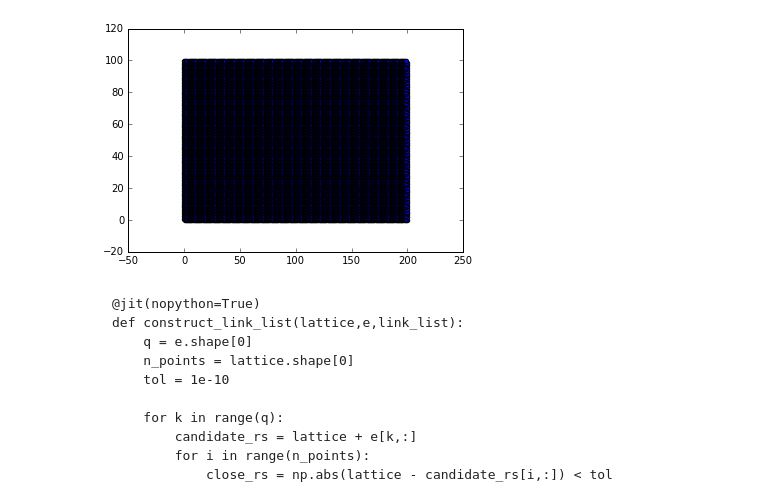
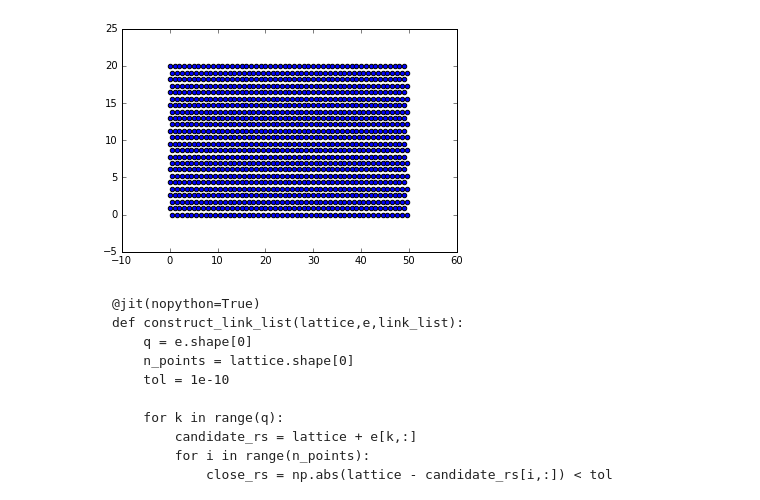
Before and after one commit to szwetsloot/comp-phys-lb, a Jupyter notebook: LBJesse.ipynb, the cells around one changed output. Drawn from its saved outputs; the diff is of its cells as text; code cells hidden in the pictures.

```diff
--- a/LBJesse.ipynb
+++ b/LBJesse.ipynb
@@ -43,7 +45,7 @@ bb_dir = np.array(bb_dir, dtype=np.int)
 # %%
 # generate grid (in this case triangular grid on rectangular domain)
-L_x = 200
-L_y = 100
+L_x = 50
+L_y = 20
 
 template_x = np.arange(0, L_x, delta_r)
 template_y = np.arange(0, L_y, 1/2*np.sqrt(3)*delta_r)
@@ -88,32 +90,32 @@ link_matrix[:,:,4,1] = grid_yi[:,:]
 link_matrix[:,::2,5,0] = grid_xi[:,::2]
 link_matrix[:,1::2,5,0] = grid_xi[:,1::2]-1
 link_matrix[:,:,5,1] = grid_yi[:,:]-1
 
 # down-right direction
 link_matrix[:,::2,6,0] = grid_xi[:,::2]+1
 link_matrix[:,1::2,6,0] = grid_xi[:,1::2]
 link_matrix[:,:,6,1] = grid_yi[:,:]-1
 
 # reshape lattice into a list
 lattice = np.zeros((n_points,2))
 
 lattice[:,0] = grid_x.reshape(n_points)
 lattice[:,1] = grid_y.reshape(n_points)
 
 # clean up invalid links
 link_matrix_inv_x = (link_matrix[:,:,:,0] >= x_points) | (link_matrix[:,:,:,0] < 0)
 link_matrix_inv_y = (link_matrix[:,:,:,1] >= y_points) | (link_matrix[:,:,:,1] < 0)
 
 link_matrix_inv = link_matrix_inv_x | link_matrix_inv_y
 
 link_matrix[link_matrix_inv,:] = -1
 
 # transform link matrix into a flat list that corresponds to the lattice list
 link_list = (link_matrix[:,:,:,0] * y_points + link_matrix[:,:,:,1]).reshape((n_points), 7)
 link_list[link_list < 0] = -1
 
 plt.scatter(lattice[:,0], lattice[:,1])
 plt.show()
 # %% [output]
-[figure, old version]
+[figure, new version]
 # %%
```
Also changed, not shown: parts of 12 cells of this notebook.
